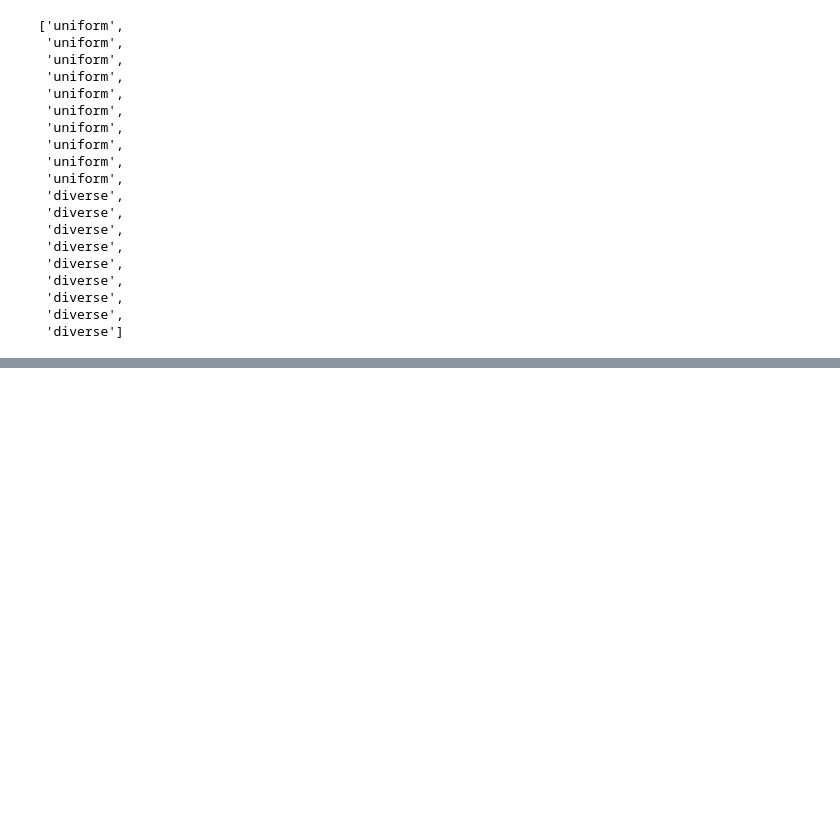
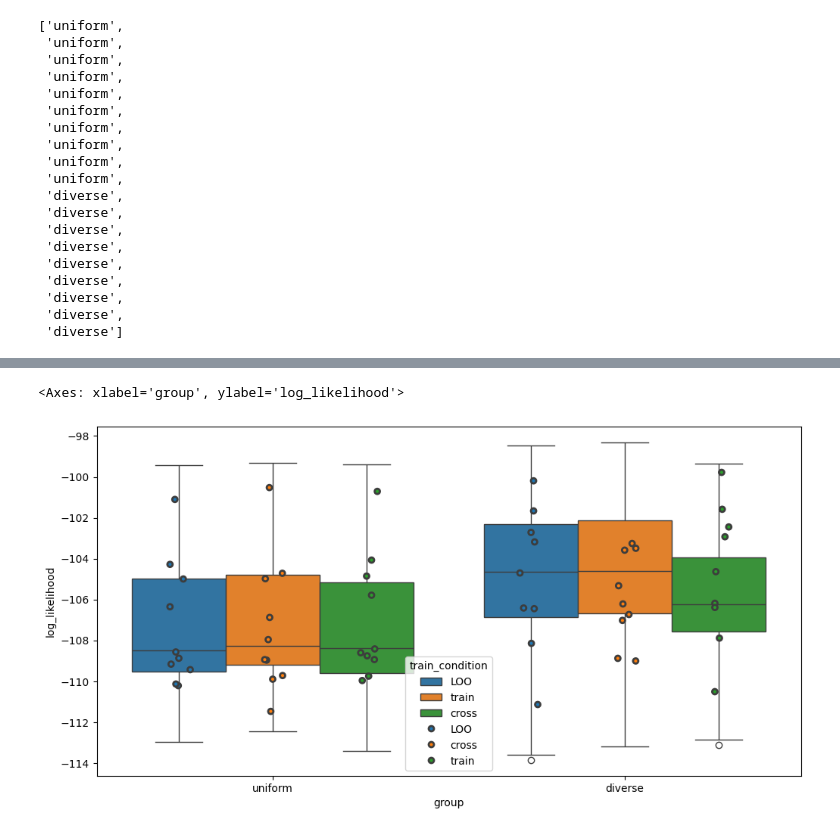
Before and after one commit to latimerk/hddCRP, a Jupyter notebook: fit_rat_data_population_loo.ipynb, the cells around one changed output, grey strips where cells are left out. Cells and saved outputs as stored; diff of their text form; code cells hidden in the pictures; blank space fills up the shorter version.

```diff
--- a/fit_rat_data_population_loo.ipynb
+++ b/fit_rat_data_population_loo.ipynb
@@ -121,6 +121,7 @@ def xval_sequence(seq, fit_df, context_depth, nback_depth):
         if(nback_depth > 0):
             repeat_bias_1_back_0 = df_row["repeat_bias_1_back"]
             BaseMeasure = (sb * (repeat_bias_1_back_0-1.0) + 1.0) / (repeat_bias_1_back_0 + (M-1.0));
+            BaseMeasure[0] = 1.0/M;
         else:
             BaseMeasure = 1.0/M;
         if(context_depth > 0):
@@ -296,4 +297,6 @@ if(not os.path.isfile(xval_file) or overwrite_existing_results):
 else:
     print("fit file found")
     xval_df = pd.read_pickle(xval_file)
+
+xval_df = xval_df.assign(group=(xval_df["subject"].map(lambda s : "uniform" if s[-1] == '1' else "diverse")))
 # %% [output]
@@ -357 +310,13 @@ Sampling:  92% (7400/8000)
+# %%
+plt.figure(figsize=(12,6))
+
+df_c = xval_df.query("context == 1 and nback == 1")
+df_c2 = df_c.groupby(["subject", "train_condition", "group"]).agg({"log_likelihood" : "mean"}).reset_index();
+sns.boxplot(data=df_c, x="group", y="log_likelihood", hue="train_condition")
+
+
+sns.stripplot(data=df_c2, x="group", y="log_likelihood", hue="train_condition", dodge=1, linewidth=2)
+# %% [output]
+<Axes: xlabel='group', ylabel='log_likelihood'>
+[figure, added]
 # %%
```
Also changed, not shown: parts of 5 cells of this notebook, 7 other files.
